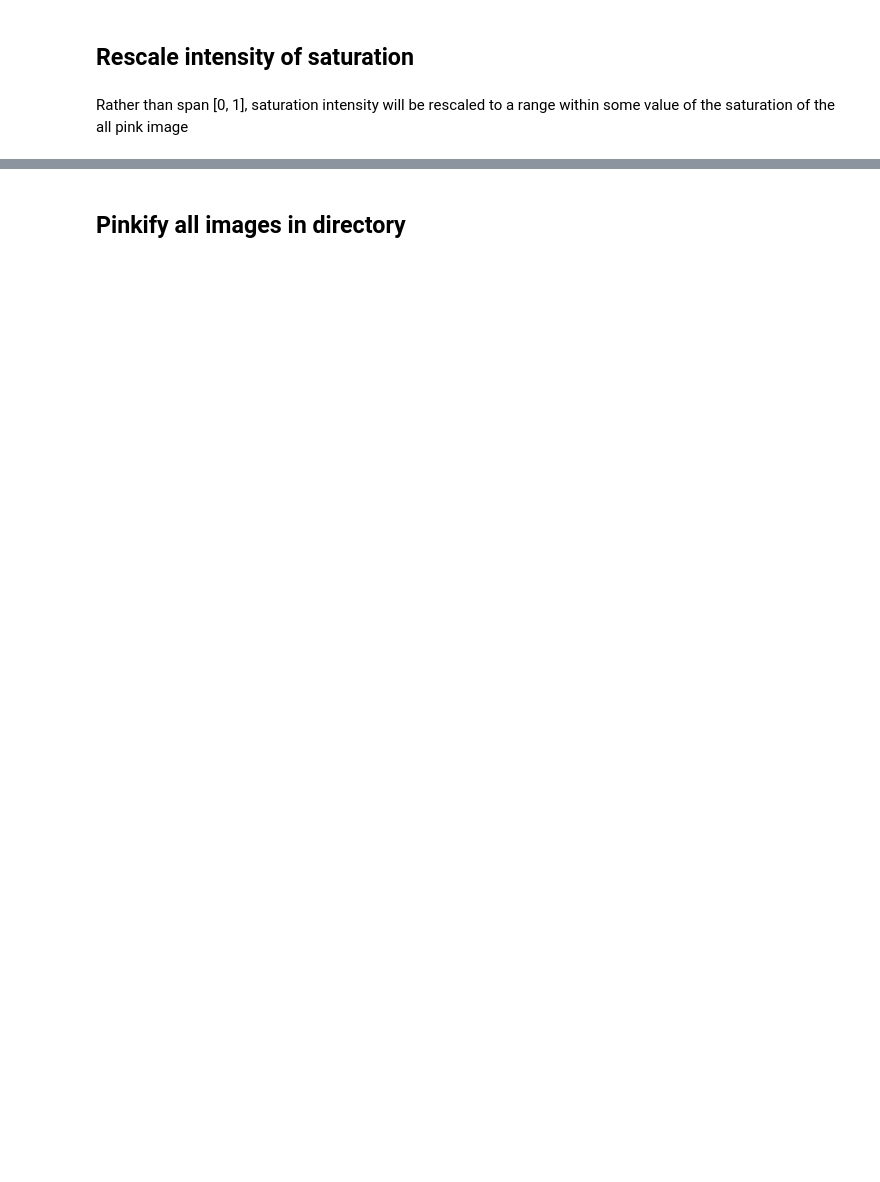
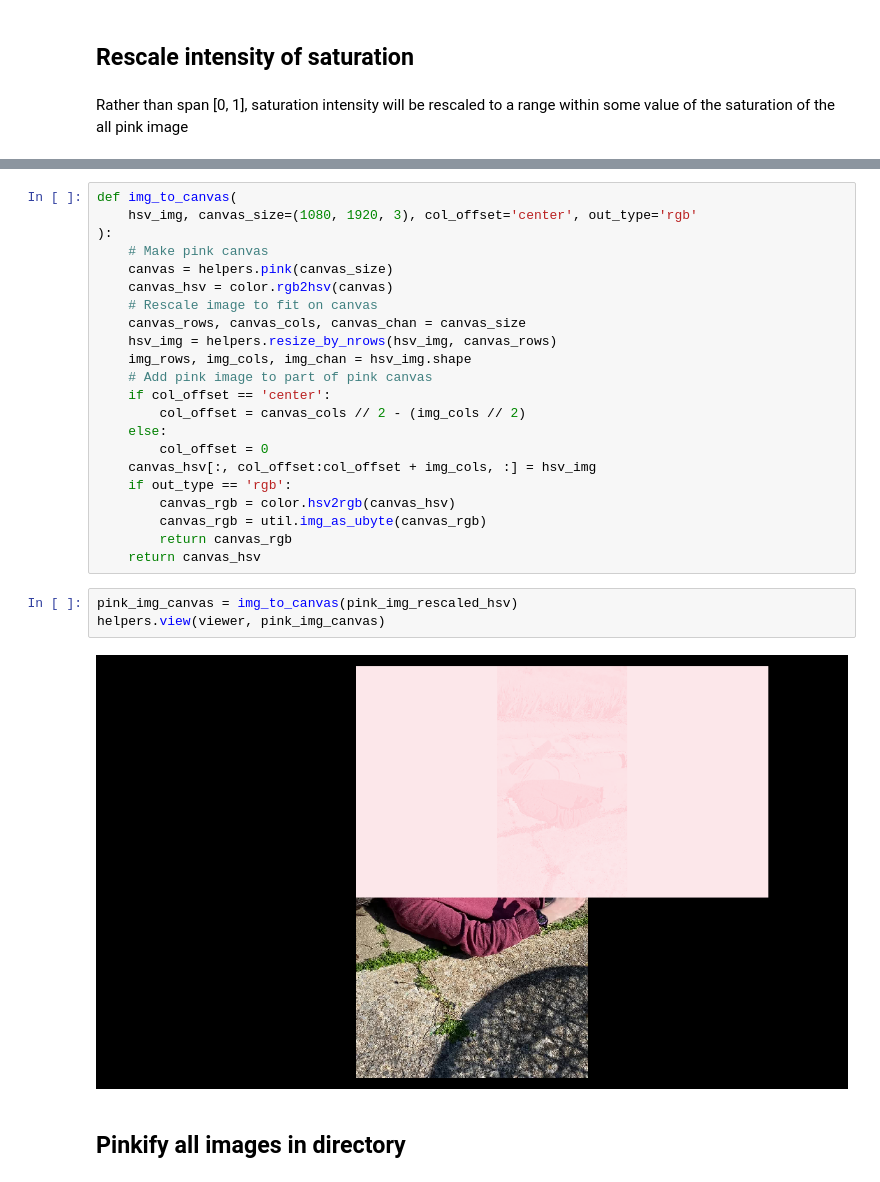
Before and after one commit to GusBusDraws/archipelago-music-video, a Jupyter notebook: nbs/02-pinkify-dir-dev.ipynb, the cells around one changed output, grey strips where cells are left out. Cells and saved outputs as stored; diff of their text form; blank space fills up the shorter version.

```diff
--- a/nbs/02-pinkify-dir-dev.ipynb
+++ b/nbs/02-pinkify-dir-dev.ipynb
@@ -83,2 +109,29 @@ Rather than span [0, 1], saturation intensity will be rescaled to a range within
+# %%
+def img_to_canvas(
+    hsv_img, canvas_size=(1080, 1920, 3), col_offset='center', out_type='rgb'
+):
+    # Make pink canvas
+    canvas = helpers.pink(canvas_size)
+    canvas_hsv = color.rgb2hsv(canvas)
+    # Rescale image to fit on canvas
+    canvas_rows, canvas_cols, canvas_chan = canvas_size
+    hsv_img = helpers.resize_by_nrows(hsv_img, canvas_rows)
+    img_rows, img_cols, img_chan = hsv_img.shape
+    # Add pink image to part of pink canvas
+    if col_offset == 'center':
+        col_offset = canvas_cols // 2 - (img_cols // 2)
+    else:
+        col_offset = 0
+    canvas_hsv[:, col_offset:col_offset + img_cols, :] = hsv_img
+    if out_type == 'rgb':
+        canvas_rgb = color.hsv2rgb(canvas_hsv)
+        canvas_rgb = util.img_as_ubyte(canvas_rgb)
+        return canvas_rgb
+    return canvas_hsv
+# %%
+pink_img_canvas = img_to_canvas(pink_img_rescaled_hsv)
+helpers.view(viewer, pink_img_canvas)
+# %% [output]
+[figure, added]
 # %% [markdown]
 ## Pinkify all images in directory
```
Also changed, not shown: parts of 11 cells of this notebook.
